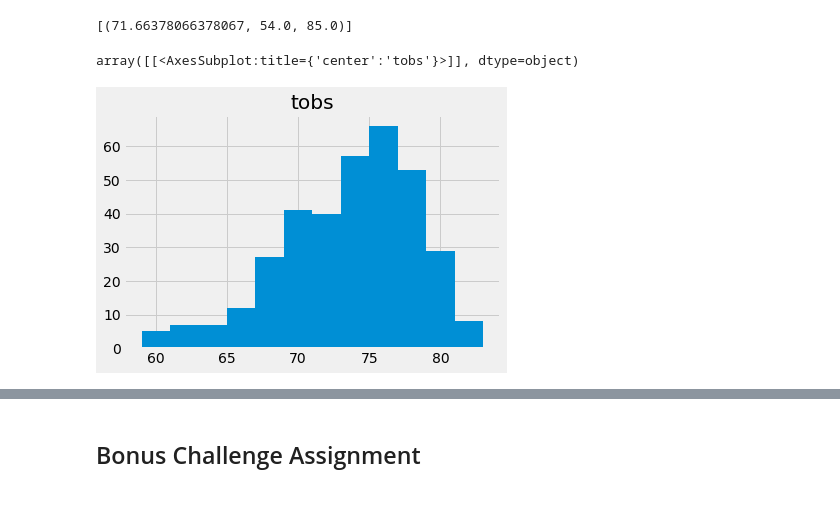
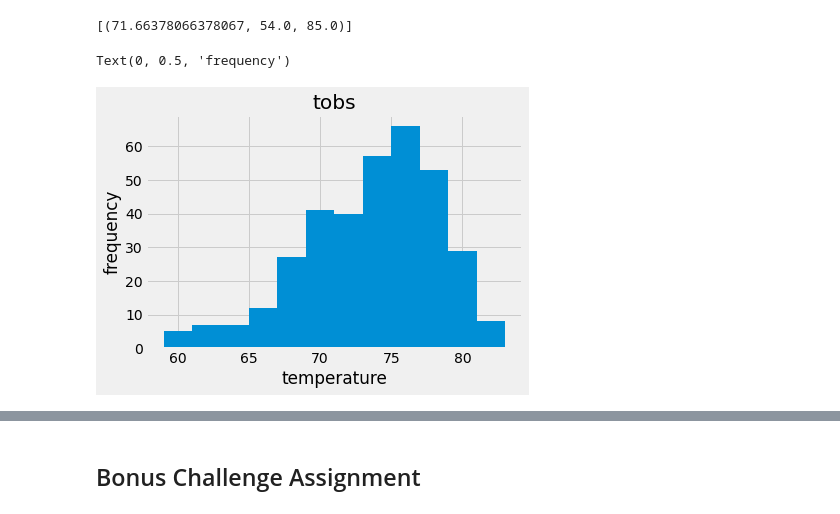
Before and after one commit to LisaCaruana/SQL-Alchemy-Challenge, a Jupyter notebook: climate_starter.ipynb, the cells around one changed output, grey strips where cells are left out. Drawn from its saved outputs; the diff is of its cells as text; code cells hidden in the pictures.

```diff
--- a/climate_starter.ipynb
+++ b/climate_starter.ipynb
@@ -166,14 +161,16 @@ station_activity
 # %%
 # Choose the station with the highest number of temperature observations.
 #temp_observations= [measurements.station, measurements.tobs, func.count(measurements.tobs)]
 #station_observations= session.query(*temp_observations).all()
 #station_observations
 # Query the last 12 months of temperature observation data for this station and plot the results as a histogram
 temp_data=[measurements.tobs]
 station_temp=session.query(*temp_data).filter(measurements.station=="USC00519281").filter(measurements.date>=query_date).all()
 station_temp_df=pd.DataFrame(station_temp)
 station_temp_df.hist(bins=12)
+plt.xlabel("temperature")
+plt.ylabel("frequency")
 # %% [output]
-array([[<AxesSubplot:title={'center':'tobs'}>]], dtype=object)
+Text(0, 0.5, 'frequency')
-[figure, old version]
+[figure, new version]
 # %%
```
Also changed, not shown: parts of 6 cells of this notebook, 1 other file.
